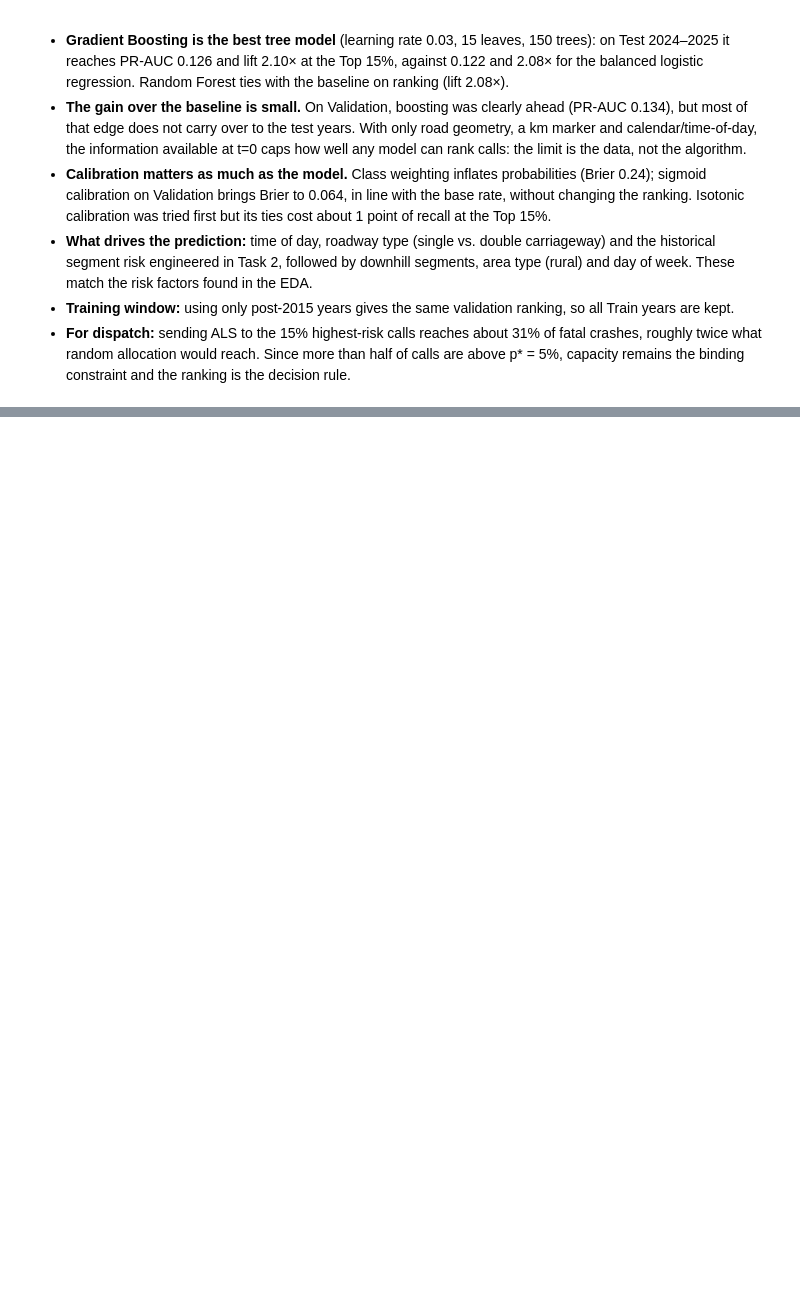
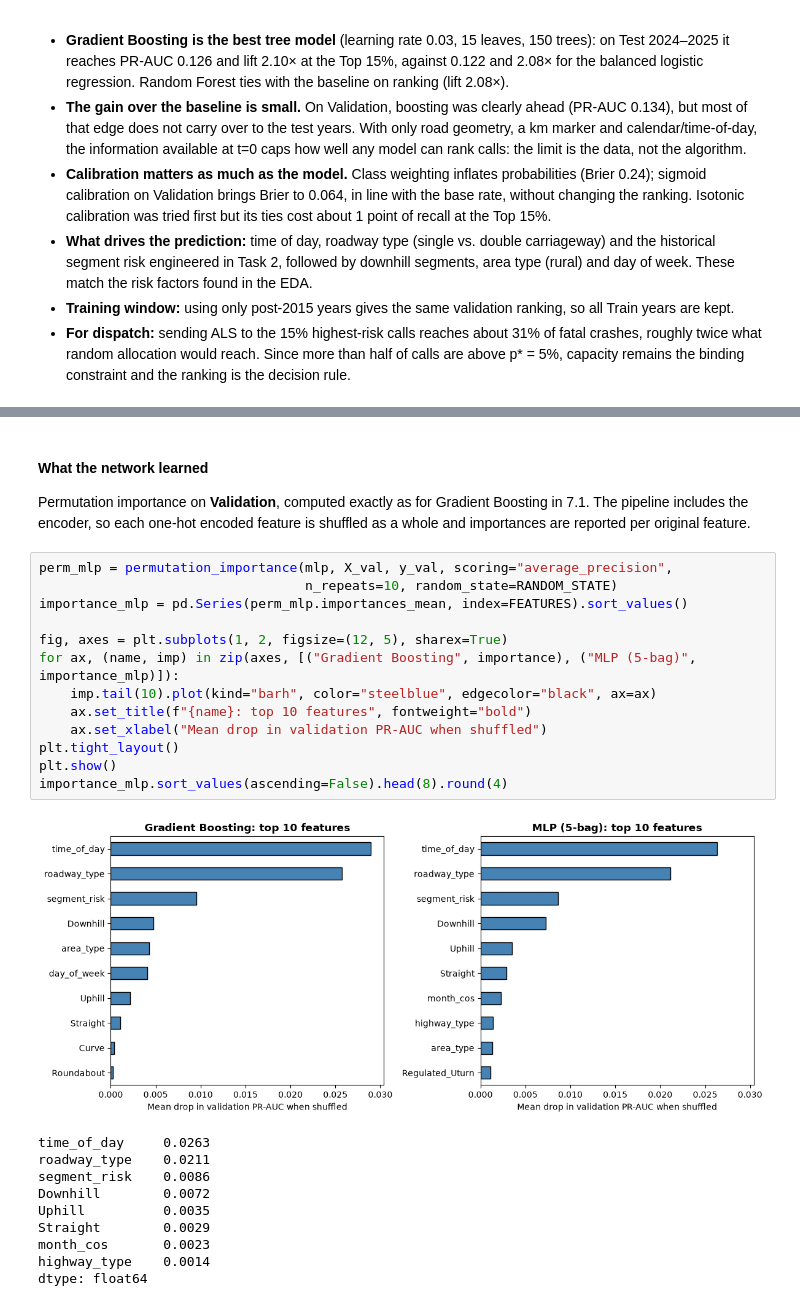
Before and after one commit to samuelbarrezueta/predictive-analytics-forecasting, a Jupyter notebook: notebooks/Task3_Predictive_Modelling.ipynb, the cells around one changed output, grey strips where cells are left out. Drawn from its saved outputs; the diff is of its cells as text; blank space fills up the shorter version.

```diff
--- a/notebooks/Task3_Predictive_Modelling.ipynb
+++ b/notebooks/Task3_Predictive_Modelling.ipynb
@@ -504,0 +662,28 @@ Calls above p* = 5%: 57.8% of test calls (capacity 15%), so the Top-15% ranking
+# %% [markdown]
+#### What the network learned
+
+Permutation importance on **Validation**, computed exactly as for Gradient Boosting in 7.1. The pipeline includes the encoder, so each one-hot encoded feature is shuffled as a whole and importances are reported per original feature.
+# %%
+perm_mlp = permutation_importance(mlp, X_val, y_val, scoring="average_precision",
+                                  n_repeats=10, random_state=RANDOM_STATE)
+importance_mlp = pd.Series(perm_mlp.importances_mean, index=FEATURES).sort_values()
+
+fig, axes = plt.subplots(1, 2, figsize=(12, 5), sharex=True)
+for ax, (name, imp) in zip(axes, [("Gradient Boosting", importance), ("MLP (5-bag)", importance_mlp)]):
+    imp.tail(10).plot(kind="barh", color="steelblue", edgecolor="black", ax=ax)
+    ax.set_title(f"{name}: top 10 features", fontweight="bold")
+    ax.set_xlabel("Mean drop in validation PR-AUC when shuffled")
+plt.tight_layout()
+plt.show()
+importance_mlp.sort_values(ascending=False).head(8).round(4)
+# %% [output]
+[figure, added]
+time_of_day     0.0263
+roadway_type    0.0211
+segment_risk    0.0086
+Downhill        0.0072
+Uphill          0.0035
+Straight        0.0029
+month_cos       0.0023
+highway_type    0.0014
+dtype: float64
```
Also changed, not shown: parts of 35 cells of this notebook, 9 other files.
